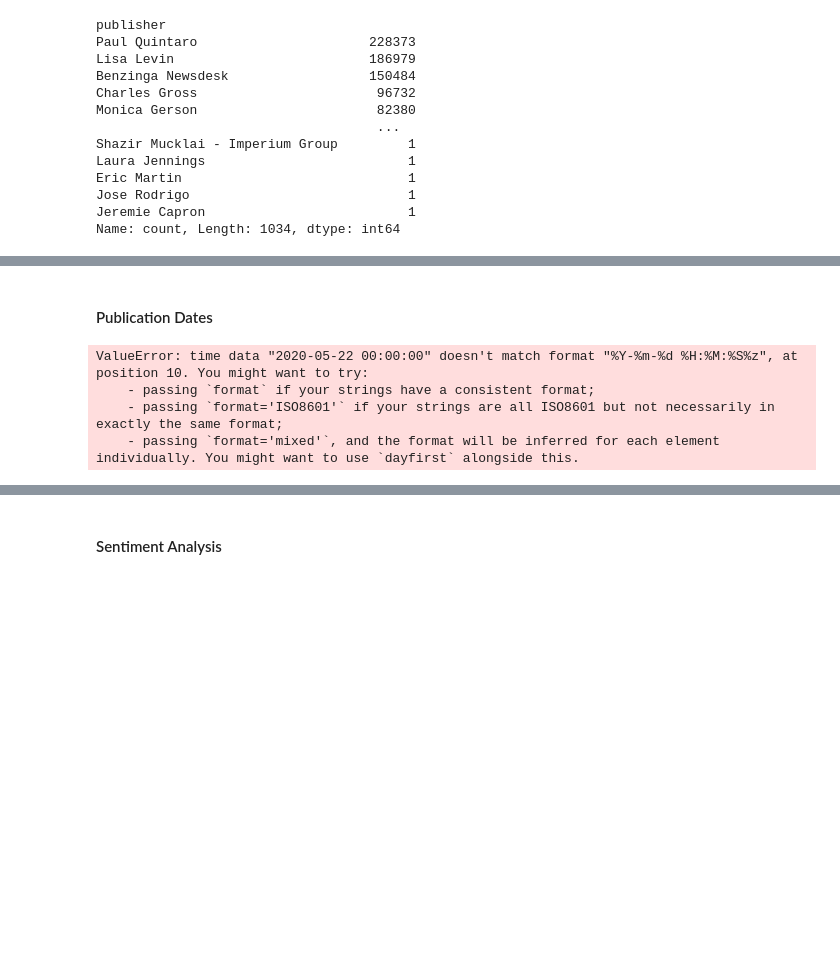
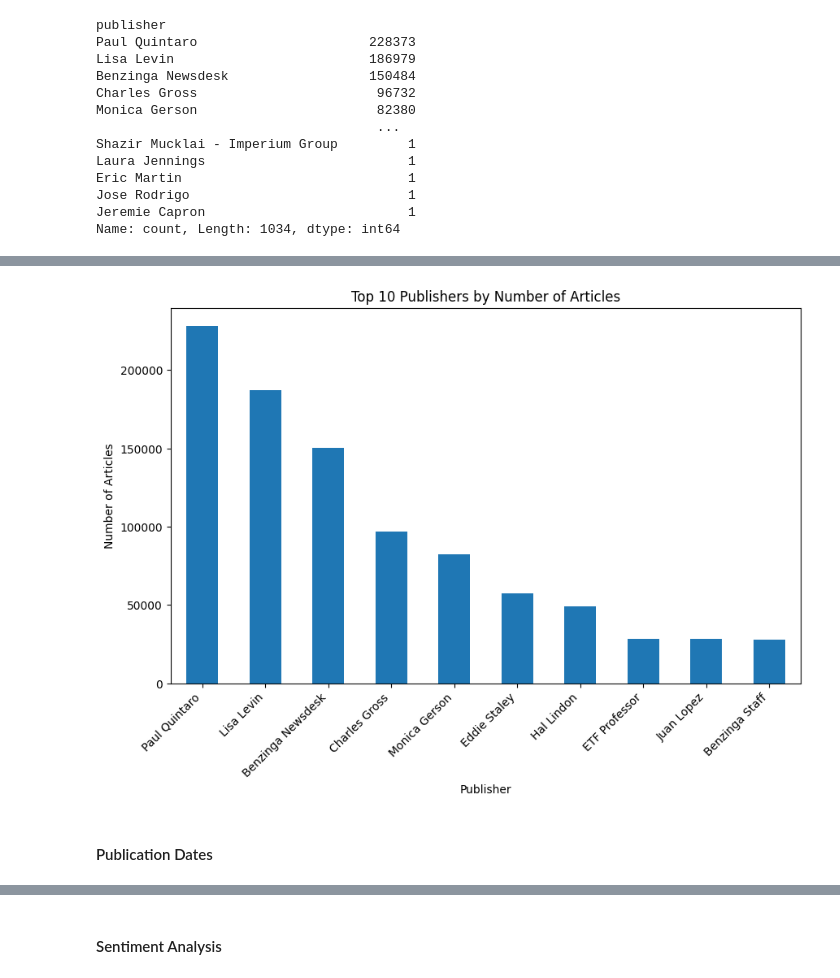
Before and after one commit to tedoaba/KAIM-W1, a Jupyter notebook: kaim-week1-task-1.ipynb, the cells around one changed output, grey strips where cells are left out. Cells and saved outputs as stored; diff of their text form; code cells hidden in the pictures; blank space fills up the shorter version.

```diff
--- a/kaim-week1-task-1.ipynb
+++ b/kaim-week1-task-1.ipynb
@@ -212,11 +207,19 @@ Name: count, Length: 1034, dtype: int64
+# %%
+# Plotting
+
+top_10_publishers = publisher_counts.head(10)
+
+plt.figure(figsize=(10, 6))
+top_10_publishers.plot(kind='bar')
+plt.title('Top 10 Publishers by Number of Articles')
+plt.xlabel('Publisher')
+plt.ylabel('Number of Articles')
+plt.xticks(rotation=45, ha='right')
+plt.show()
+# %% [output]
+[figure, added]
 # %% [markdown]
 #### Publication Dates
 # %%
-# Convert date column to datetime and analyze:
-data['date'] = pd.to_datetime(data['date'], utc=True)
-data['date'].hist(bins=30)  # Plot histogram to visualize trends
+# Convert the 'date' column to datetime
+data['date'] = pd.to_datetime(data['date'], errors='coerce')
-# %% [output]
-ValueError: time data "2020-05-22 00:00:00" doesn't match format "%Y-%m-%d %H:%M:%S%z", at position 10. You might want to try:
-    - passing `format` if your strings have a consistent format;
-    - passing `format='ISO8601'` if your strings are all ISO8601 but not necessarily in exactly the same format;
-    - passing `format='mixed'`, and the format will be inferred for each element individually. You might want to use `dayfirst` alongside this.
```
Also changed, not shown: parts of 31 cells of this notebook.
